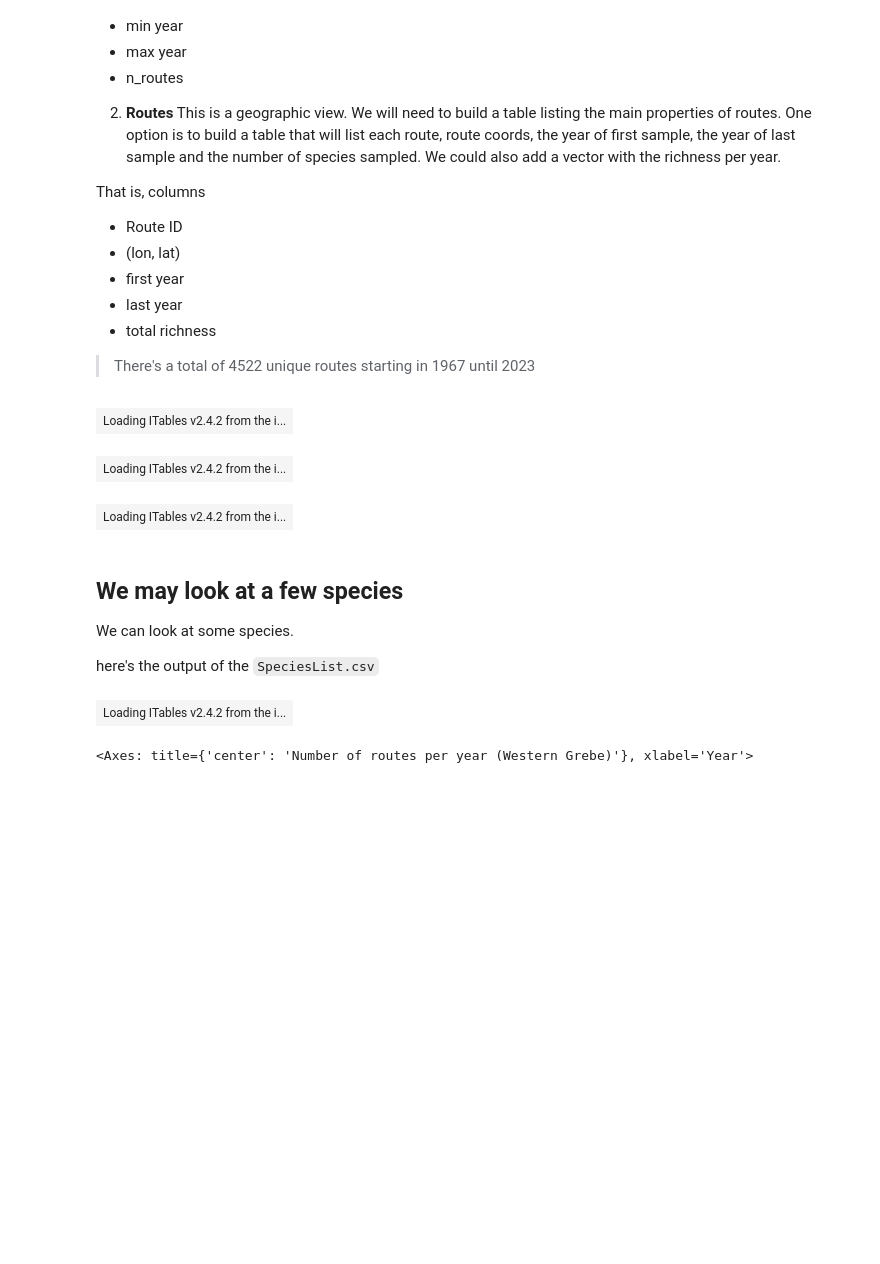
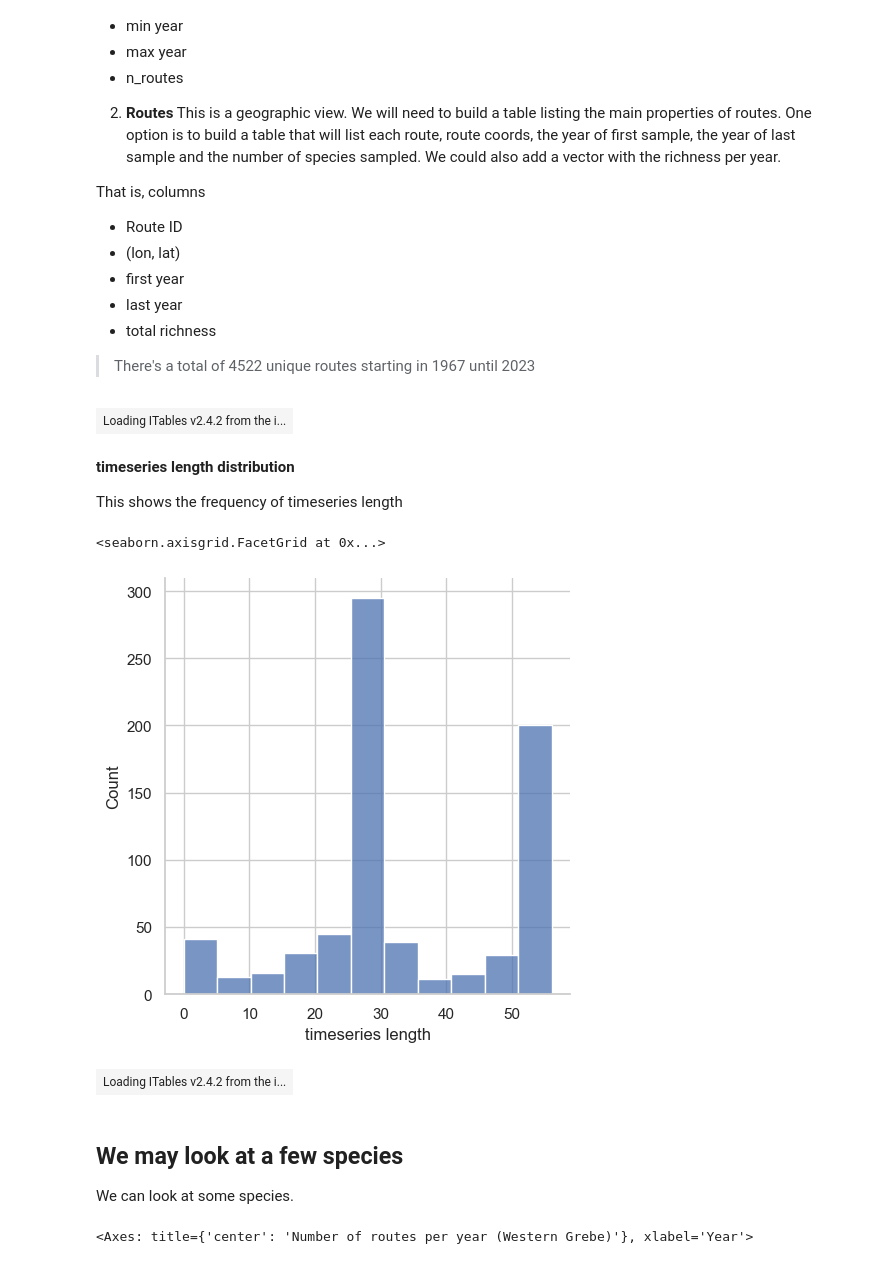
Before and after one commit to horaciosamaniego/bbs, a Jupyter notebook: ts_processing.ipynb, the cells around one changed output. Cells and saved outputs as stored; diff of their text form; code cells hidden in the pictures; blank space fills up the shorter version.

```diff
--- a/ts_processing.ipynb
+++ b/ts_processing.ipynb
@@ -131,14 +137,27 @@ That is, columns
  - total richness
 
 > There's a total of 4522 unique routes starting in 1967 until 2023
-# %%
-Totals[['AOU','ruta']].drop_duplicates()#.describe()
-# %% [output]
-| Loading ITables v2.4.2 from the i... |
 # %%
-Totals[['AOU','ruta','Year']].groupby(['AOU']).agg(['count','min','max']).reset_index()
+spp_summary = Totals[['AOU','ruta','Year']].groupby(['AOU']).agg(['count','min','max']).reset_index()
+# spp_summary.columns
+spp_summary.drop(columns=[('ruta','min'),('ruta','max'),('Year','count')],inplace=True)
+spp_summary.columns =['AOU','n_rutas','first_year','last_year']
+spp_summary['timeseries length'] = spp_summary['last_year'] - spp_summary['first_year']
+
+spp_summary = spp_summary.merge(spps.iloc[:, 1:],on='AOU',how='left')
+
+display(spp_summary.sort_values(by='n_rutas',ascending=False))
 # %% [output]
 | Loading ITables v2.4.2 from the i... |
+# %% [markdown]
+**timeseries length distribution**
+
+This shows the frequency of timeseries length
+# %%
+sns.displot(spp_summary['timeseries length'])
+# %% [output]
+<seaborn.axisgrid.FacetGrid at 0x...>
+[figure, added]
 # %%
 Totals[Totals['AOU']==10]
 # %% [output]
@@ -146,13 +165,6 @@ Totals[Totals['AOU']==10]
 # %% [markdown]
 ## We may look at a few species
 We can look at some species.
-
-here's the output of the `SpeciesList.csv`
-# %%
-spps = pd.read_csv('SpeciesList.csv')
-display(spps)
-# %% [output]
-| Loading ITables v2.4.2 from the i... |
 # %%
 # Totals[(Totals['RouteDataID']==6346138) & (Totals['AOU']==2060)]['Year']
 
```
Also changed, not shown: parts of 4 cells of this notebook.
